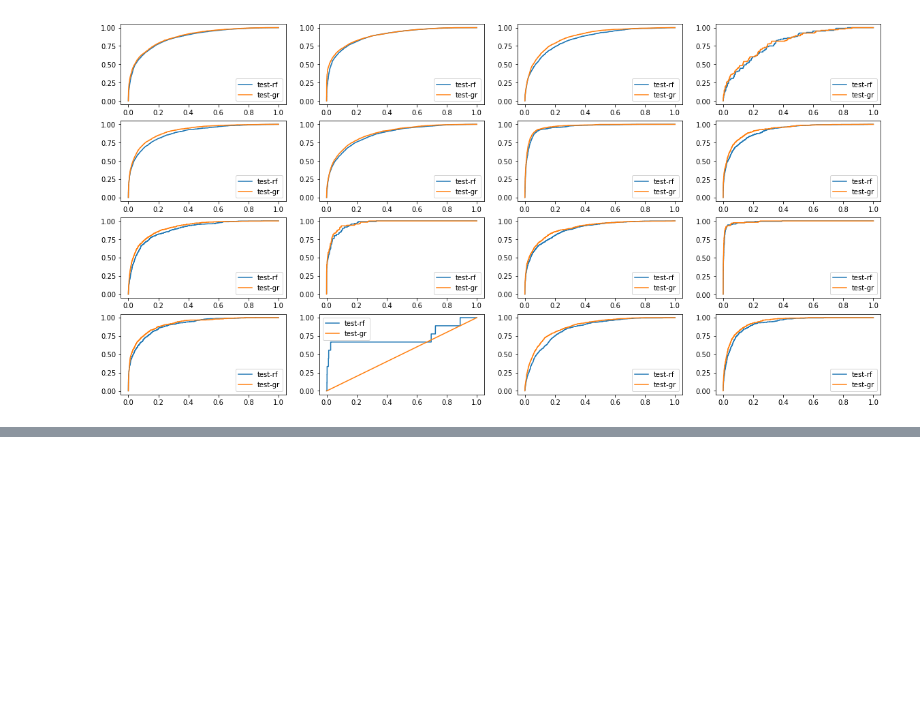
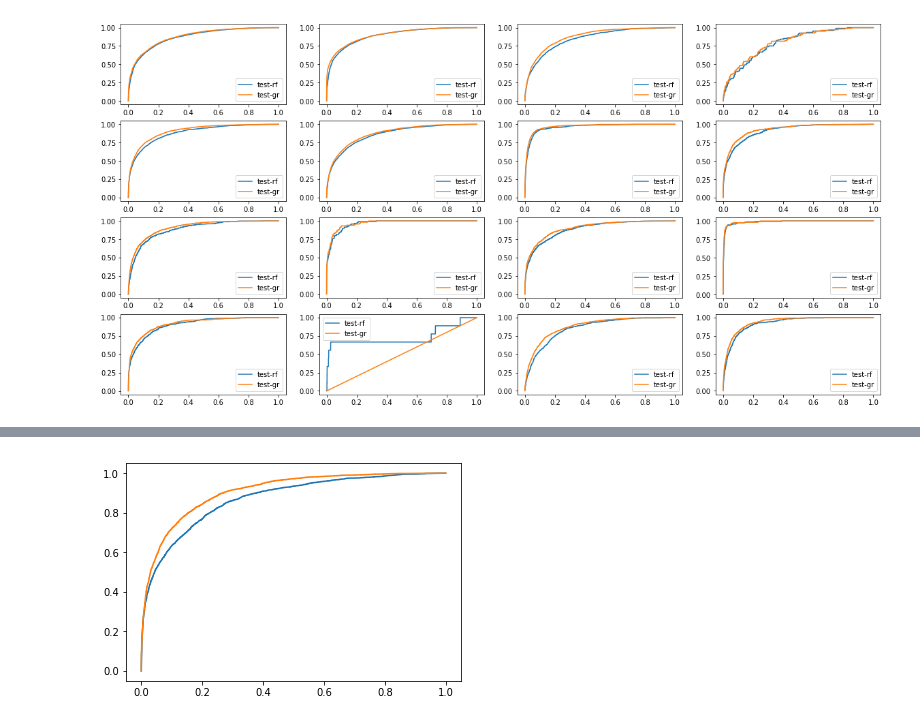
Before and after one commit to Myau5x/anti-recommender, a Jupyter notebook: predicting_cluster.ipynb, the cells around one changed output, grey strips where cells are left out. Drawn from its saved outputs; the diff is of its cells as text; code cells hidden in the pictures; blank space fills up the shorter version.

```diff
--- a/predicting_cluster.ipynb
+++ b/predicting_cluster.ipynb
@@ -125,7 +127,7 @@ biz_cl1[colClust].corr()
 | cl_t16 | 0.182701 | 0.132429 | 0.237500 | 0.000418 | 0.266616 | 0.252479 | -0.000997 | 0.007214 | 0.081060 | 0.052032 | 0.034876 | ... |
 | cl_t17 | 0.122248 | 0.083333 | 0.172109 | 0.010531 | 0.198332 | 0.143075 | -0.000662 | 0.035977 | 0.054167 | 0.042026 | 0.010756 | ... |
 # %%
-mmm = biz_cl1[biz_cl1.columns[25:]].mean(axis = 0)
+mmm = biz_cl1[biz_cl1.columns[24:]].mean(axis = 0)
 # %%
 mmm.describe()
 # %% [output]
@@ -436,0 +483,17 @@ for col, ax in zip(colClust_n, axs.flatten()):
+# %%
+rf4 = RandomForestClassifier(bootstrap=True, class_weight={1: 0.2, 0: 0.8},
+            criterion='gini', max_depth=7, max_features=25,
+            max_leaf_nodes=None, min_impurity_decrease=0.0,
+            min_impurity_split=None, min_samples_leaf=1,
+            min_samples_split=2, min_weight_fraction_leaf=0.0,
+            n_estimators=400, n_jobs=-1, oob_score=False, random_state=179,
+            verbose=0, warm_start=False)
+# %%
+gr4 = GradientBoostingClassifier(criterion='friedman_mse', init=None,
+              learning_rate=0.1, loss='deviance', max_depth=5,
+              max_features='sqrt', max_leaf_nodes=None,
+              min_impurity_decrease=0.0, min_impurity_split=None,
+              min_samples_leaf=1, min_samples_split=2,
+              min_weight_fraction_leaf=0.0, n_estimators=300,
+              presort='auto', random_state=179, subsample=0.8, verbose=0,
+              warm_start=False)
@@ -436,0 +508,3 @@ for col, ax in zip(colClust_n, axs.flatten()):
+# %%
+gr4.fit(X_train,Y_train['cl_t4'])
+rf4.fit(X_train,Y_train['cl_t4'])
@@ -436,0 +519,7 @@ for col, ax in zip(colClust_n, axs.flatten()):
+# %%
+
+fig, ax = plt.subplots()
+plot_roc_curve(Y_test['cl_t4'], X_test, rf4, ax,  'test-rf')
+plot_roc_curve(Y_test['cl_t4'], X_test, gr4, ax,  'test-gr')
+# %% [output]
+[figure, added]
```
Also changed, not shown: parts of 26 cells of this notebook, 34 other files.
